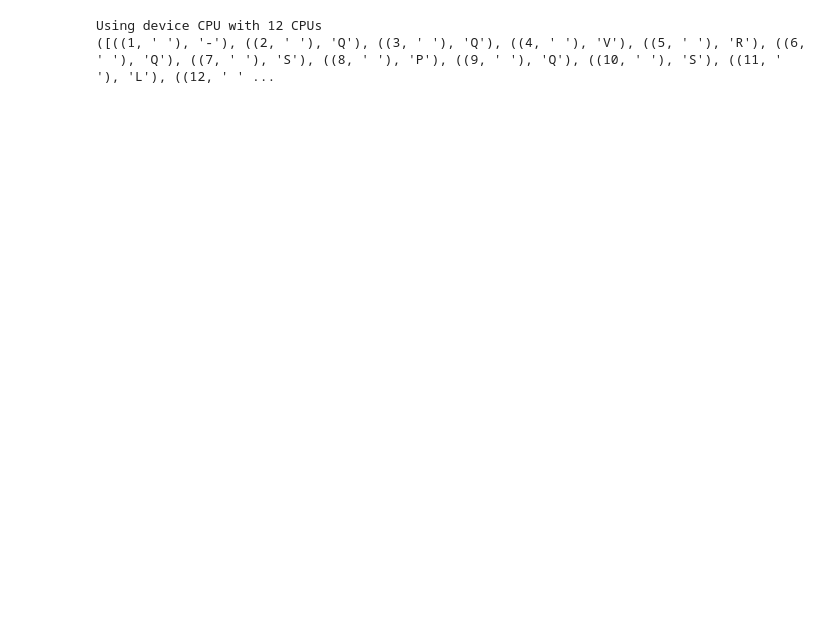
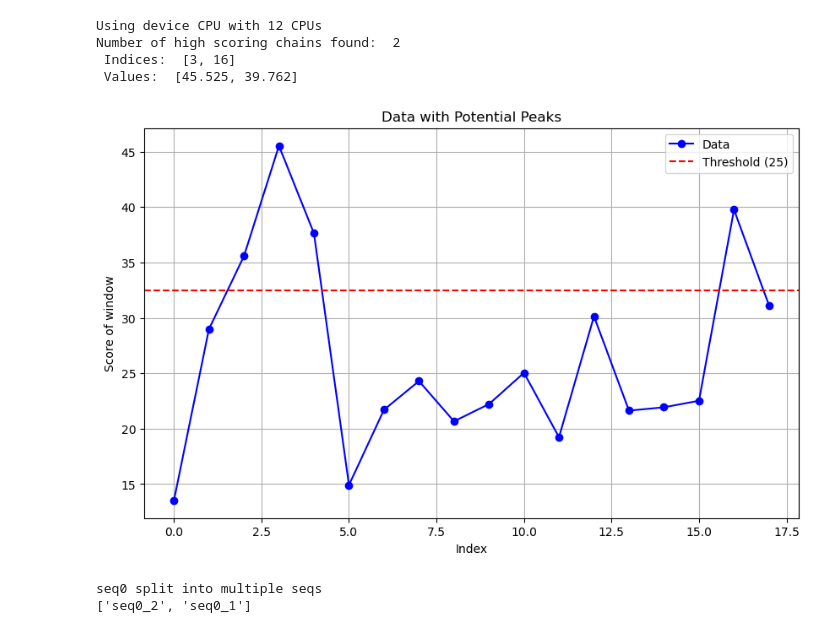
Before and after one commit to partrita/ANARCII, a Jupyter notebook: notebook/finding_scfvs.ipynb, the cells around one changed output. Drawn from its saved outputs; the diff is of its cells as text; code cells hidden in the pictures; blank space fills up the shorter version.

Commit message:
Cracked SCFV - need to test.

```diff
--- a/notebook/finding_scfvs.ipynb
+++ b/notebook/finding_scfvs.ipynb
@@ -1,18 +1,25 @@
 # %%
 from anarcii import Anarcii
 
 model = Anarcii(seq_type="antibody", batch_size=128, cpu=True, ncpu=12,
-                mode="accuracy", verbose=False)
+                mode="accuracy",
+                verbose=False,
+                scfv_or_concatenated_chains=True)
 
 seq = ["QQVRQSPQSLTVWEGETAILNCSYEDSTFNYFPWYQQFPGEGPALLISIRSVSDKKEDGRFTIFFNKREKKLSLHITDSQPGDSATYFCAARYQGGRALIFGTGTTVSVSPGSADAAAVTLLEQNPRWRLVPRGQ"+
-       "ALINKERHERE"+
-       "QQVRQSPQSLTVWEGETAILNCSYEDSTFNYFPWYQQFPGEGPALLISIRSVSDKKEDGRFTIFFNKREKKLSLHITDSQPGDSATYFCAARYQGGRALIFGTGTTVSVSPGSADAAAVTLLEQNPRWRLVPRGQ"+
-       "ALINKERHERE"+
+    #    "ALINKERHERE"+
+    #    "QQVRQSPQSLTVWEGETAILNCSYEDSTFNYFPWYQQFPGEGPALLISIRSVSDKKEDGRFTIFFNKREKKLSLHITDSQPGDSATYFCAARYQGGRALIFGTGTTVSVSPGSADAAAVTLLEQNPRWRLVPRGQ"+
+    #    "ALINKERHERE"+
+    #    "QQVRQSPQSLTVWEGETAILNCSYEDSTFNYFPWYQQFPGEGPALLISIRSVSDKKEDGRFTIFFNKREKKLSLHITDSQPGDSATYFCAARYQGGRALIFGTGTTVSVSPGSADAAAVTLLEQNPRWRLVPRGQ"+
+    #    "ALINKERHERE"+
        "QQVRQSPQSLTVWEGETAILNCSYEDSTFNYFPWYQQFPGEGPALLISIRSVSDKKEDGRFTIFFNKREKKLSLHITDSQPGDSATYFCAARYQGGRALIFGTGTTVSVSPGSADAAAVTLLEQNPRWRLVPRGQ"]
 
 results =  model.number(seq)
-
-print(results[0])
 # %% [output]
 Using device CPU with 12 CPUs
-([((1, ' '), '-'), ((2, ' '), 'Q'), ((3, ' '), 'Q'), ((4, ' '), 'V'), ((5, ' '), 'R'), ((6, ' '), 'Q'), ((7, ' '), 'S'), ((8, ' '), 'P'), ((9, ' '), 'Q'), ((10, ' '), 'S'), ((11, ' '), 'L'), ((12, ' ' ...
+Number of high scoring chains found:  2
+ Indices:  [3, 16]
+ Values:  [45.525, 39.762]
+[figure, added]
+seq0 split into multiple seqs
+['seq0_2', 'seq0_1']
```
Also changed, not shown: parts of 1 cell of this notebook, 6 other files.
